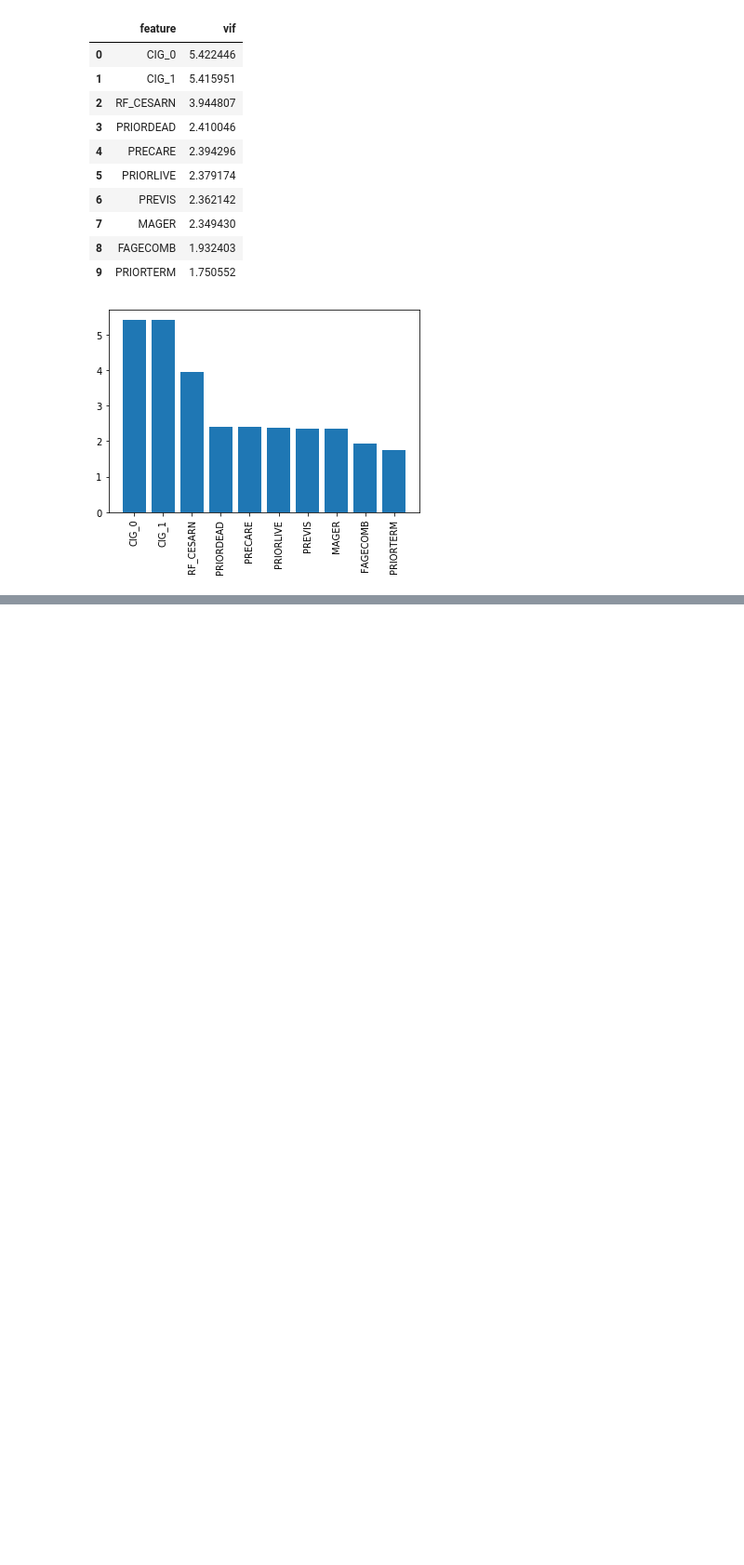
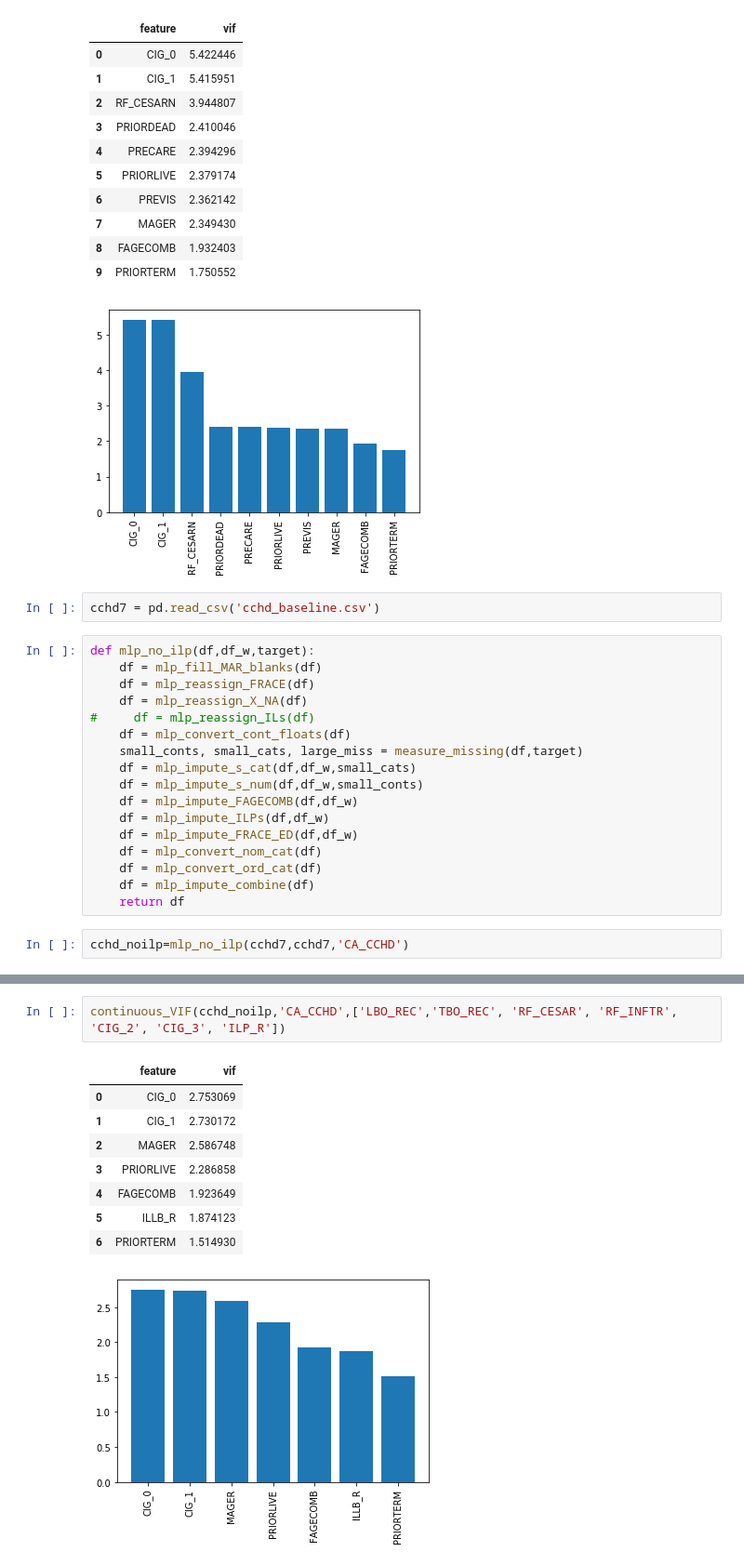
Before and after one commit to AronBerke/CDC_Natality_Analysis, a Jupyter notebook: Paul/Continuous VIF.ipynb, the cells around one changed output, grey strips where cells are left out. Shown at 93% size. Saved outputs shown, nothing was run; the diff lists cells and outputs as text; blank space fills up the shorter version.

```diff
--- a/Paul/Continuous VIF.ipynb
+++ b/Paul/Continuous VIF.ipynb
@@ -700,3 +692,24 @@ continuous_VIF(cchd_no_c_y_imp_l,'CA_CCHD',['LBO_REC','TBO_REC', 'RF_CESAR', 'RF
 | 8 | FAGECOMB | 1.932403 |
 | 9 | PRIORTERM | 1.750552 |
 [figure]
+# %%
+cchd7 = pd.read_csv('cchd_baseline.csv')
+# %%
+def mlp_no_ilp(df,df_w,target):
+    df = mlp_fill_MAR_blanks(df)
+    df = mlp_reassign_FRACE(df)
+    df = mlp_reassign_X_NA(df)
+#     df = mlp_reassign_ILs(df)
+    df = mlp_convert_cont_floats(df)
+    small_conts, small_cats, large_miss = measure_missing(df,target)
+    df = mlp_impute_s_cat(df,df_w,small_cats)
+    df = mlp_impute_s_num(df,df_w,small_conts)
+    df = mlp_impute_FAGECOMB(df,df_w)
+    df = mlp_impute_ILPs(df,df_w)
+    df = mlp_impute_FRACE_ED(df,df_w)
+    df = mlp_convert_nom_cat(df)
+    df = mlp_convert_ord_cat(df)
+    df = mlp_impute_combine(df)
+    return df
+# %%
+cchd_noilp=mlp_no_ilp(cchd7,cchd7,'CA_CCHD')
@@ -702,0 +736,12 @@ continuous_VIF(cchd_no_c_y_imp_l,'CA_CCHD',['LBO_REC','TBO_REC', 'RF_CESAR', 'RF
+# %%
+continuous_VIF(cchd_noilp,'CA_CCHD',['LBO_REC','TBO_REC', 'RF_CESAR', 'RF_INFTR', 'CIG_2', 'CIG_3', 'ILP_R'])
+# %% [output]
+|  | feature | vif |
+| 0 | CIG_0 | 2.753069 |
+| 1 | CIG_1 | 2.730172 |
+| 2 | MAGER | 2.586748 |
+| 3 | PRIORLIVE | 2.286858 |
+| 4 | FAGECOMB | 1.923649 |
+| 5 | ILLB_R | 1.874123 |
+| 6 | PRIORTERM | 1.514930 |
+[figure, added]
```
Also changed, not shown: parts of 4 cells of this notebook.
